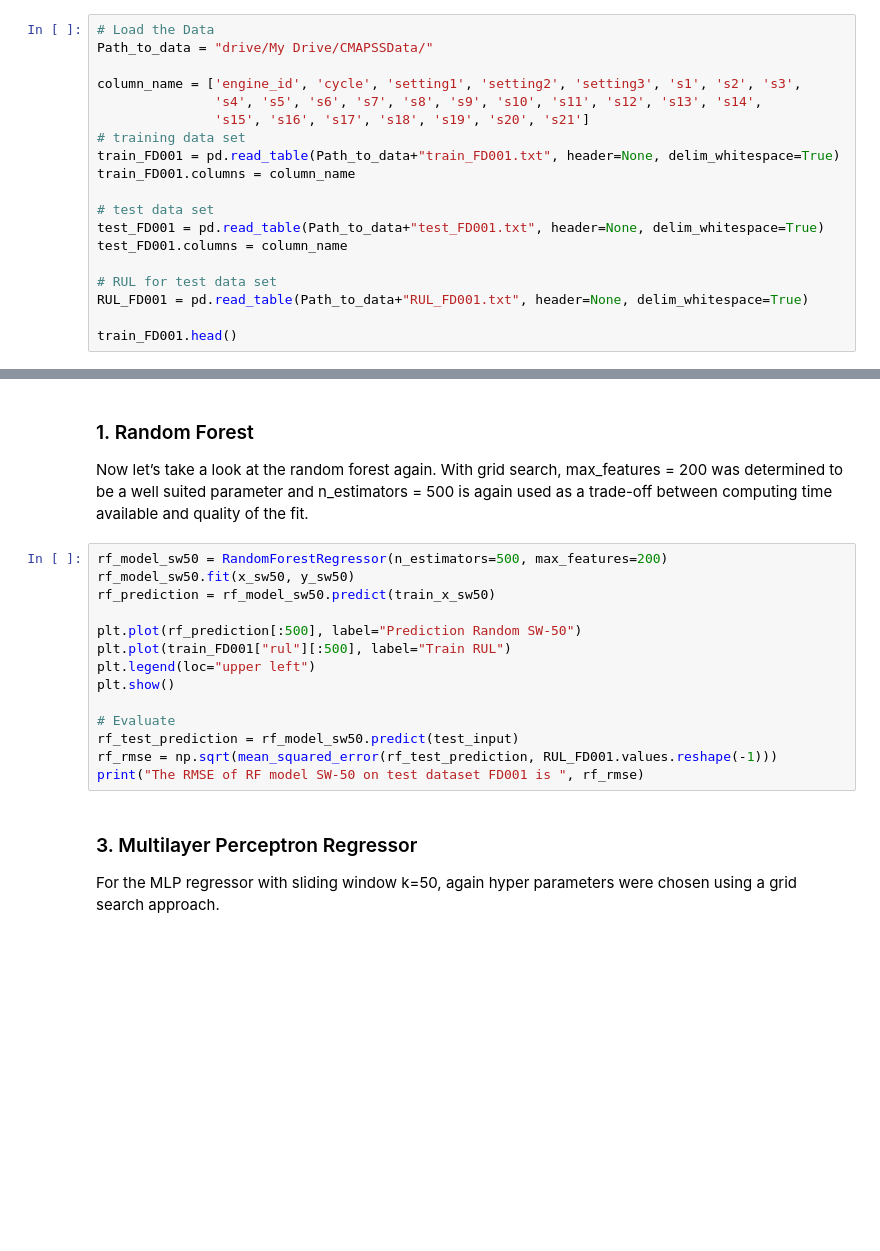
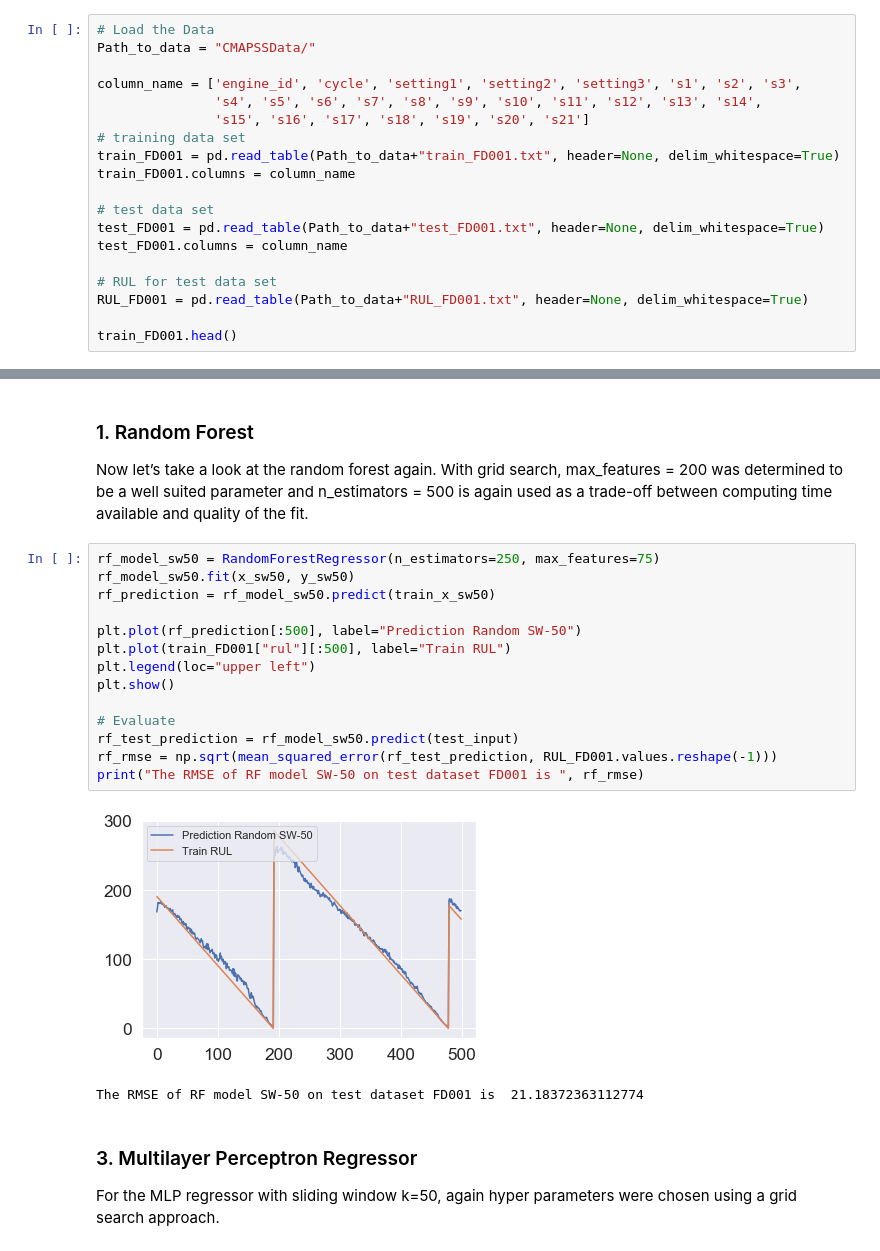
Before and after one commit to Gerdome/psda-group-4-assignment-1, a Jupyter notebook: taskset-1/task-9/PSDA_Task9.ipynb, the cells around one changed output, grey strips where cells are left out. Saved outputs shown, nothing was run; the diff lists cells and outputs as text; blank space fills up the shorter version.

```diff
--- a/taskset-1/task-9/PSDA_Task9.ipynb
+++ b/taskset-1/task-9/PSDA_Task9.ipynb
@@ -76,7 +76,7 @@ sensor measurement 26
 take FD001 as example
 # %%
 # Load the Data
-Path_to_data = "drive/My Drive/CMAPSSData/"
+Path_to_data = "CMAPSSData/"
 
 column_name = ['engine_id', 'cycle', 'setting1', 'setting2', 'setting3', 's1', 's2', 's3',
                's4', 's5', 's6', 's7', 's8', 's9', 's10', 's11', 's12', 's13', 's14',
@@ -546,19 +616,22 @@ Based on this assumption, we will only train models with k = 50 from now on. We
 
 Now let’s take a look at the random forest again. With grid search, max_features = 200 was determined to be a well suited parameter and n_estimators = 500 is again used as a trade-off between computing time available and quality of the fit.
 # %%
-rf_model_sw50 = RandomForestRegressor(n_estimators=500, max_features=200)
+rf_model_sw50 = RandomForestRegressor(n_estimators=250, max_features=75)
 rf_model_sw50.fit(x_sw50, y_sw50)
 rf_prediction = rf_model_sw50.predict(train_x_sw50)
 
 plt.plot(rf_prediction[:500], label="Prediction Random SW-50")
 plt.plot(train_FD001["rul"][:500], label="Train RUL")
 plt.legend(loc="upper left")
 plt.show()
 
 # Evaluate
 rf_test_prediction = rf_model_sw50.predict(test_input)
 rf_rmse = np.sqrt(mean_squared_error(rf_test_prediction, RUL_FD001.values.reshape(-1)))
 print("The RMSE of RF model SW-50 on test dataset FD001 is ", rf_rmse)
+# %% [output]
+[figure, added]
+The RMSE of RF model SW-50 on test dataset FD001 is  21.18372363112774
 # %% [markdown]
 ### 3. Multilayer Perceptron Regressor
 
```
Also changed, not shown: parts of 26 cells of this notebook, 37 other files.
